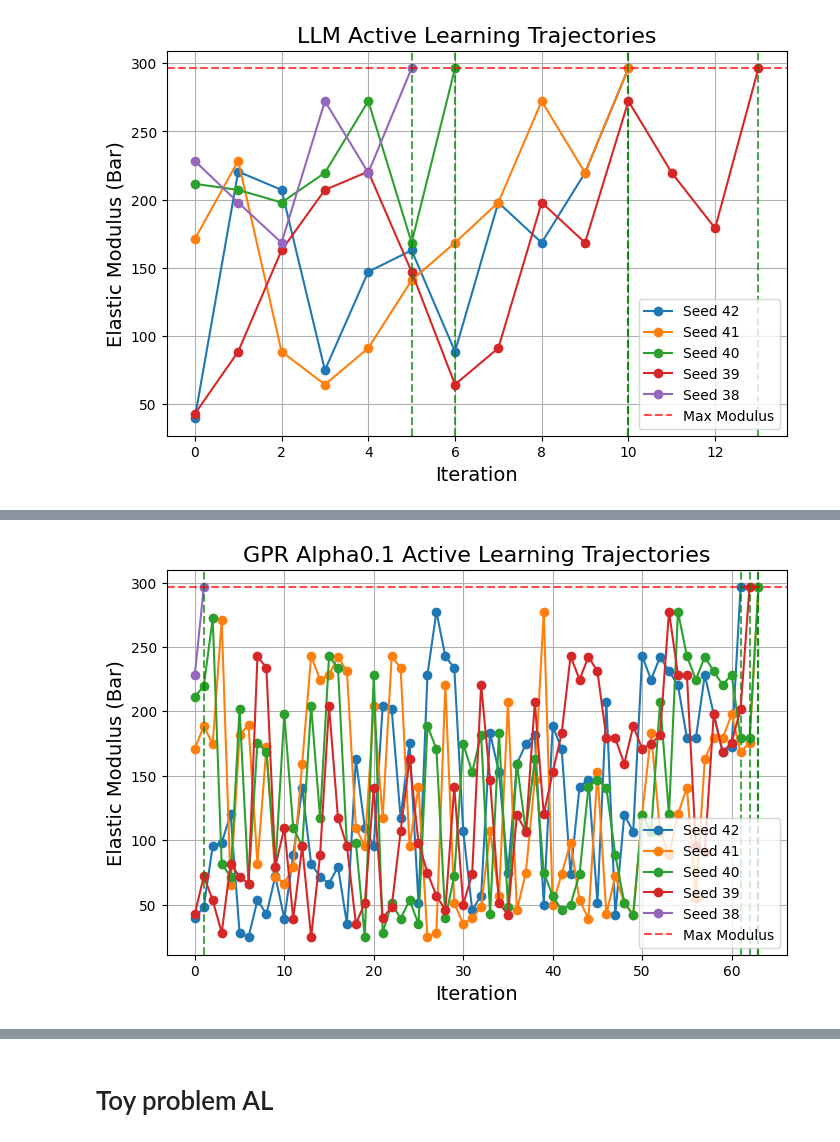
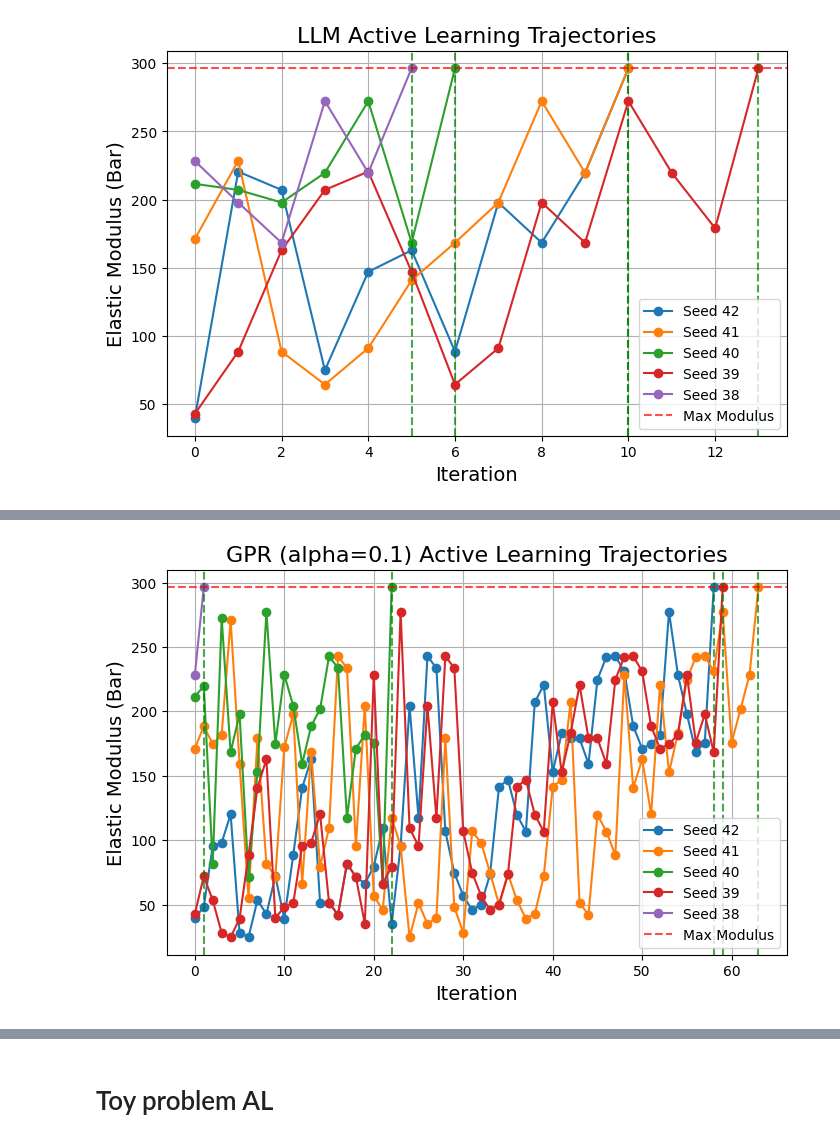
Before and after one commit to Toniaac/hte-data-processing, a Jupyter notebook: Active Learning.ipynb, the cells around one changed output, grey strips where cells are left out. Cells and saved outputs as stored; diff of their text form; code cells hidden in the pictures.

```diff
--- a/Active Learning.ipynb
+++ b/Active Learning.ipynb
@@ -1447,7 +1305,7 @@ Elastic Modulus: 219.61643412334288
 Stopping early at iteration 5 - Max modulus found.
 [figure]
 # %%
-def plot_multiple_trajectories(trajectory_dfs, labels=None):
+def plot_multiple_trajectories(trajectory_dfs, labels=None, title = "Model"):
     """
     Plots multiple trajectory DataFrames showing the evolution of Elastic Modulus over iterations.
 
@@ -1468,7 +1326,7 @@ def plot_multiple_trajectories(trajectory_dfs, labels=None):
     plt.axhline(y=max_modulus, color='r', linestyle='--', label='Max Modulus', alpha=0.7)
     plt.xlabel("Iteration", fontsize=14)
     plt.ylabel("Elastic Modulus (Bar)", fontsize=14)
-    plt.title("GPR Alpha0.1 Active Learning Trajectories", fontsize=16)
+    plt.title(f"{title} Active Learning Trajectories", fontsize=16)
     plt.legend(loc = 'lower right')
     plt.grid(True)
     plt.show()
@@ -1495,10 +1353,11 @@ plot_multiple_trajectories([gpr_randomseed42, gpr_randomseed41, gpr_randomseed40
 # %%
-gpr01_randomseed42 = pd.read_csv("gpr_experiment_trajectory_alpha01_seed42.csv")
-gpr01_randomseed41 = pd.read_csv("gpr_experiment_trajectory_alpha01_seed41.csv")
-gpr01_randomseed40 = pd.read_csv("gpr_experiment_trajectory_alpha01_seed40.csv")
-gpr01_randomseed39 = pd.read_csv("gpr_experiment_trajectory_alpha01_seed39.csv")
-gpr01_randomseed38 = pd.read_csv("gpr_experiment_trajectory_alpha01_seed38.csv")
+gpr01_randomseed42 = pd.read_csv("gpr_experiment_trajectory_alpha0.1_seed42.csv")
+gpr01_randomseed41 = pd.read_csv("gpr_experiment_trajectory_alpha0.1_seed41.csv")
+gpr01_randomseed40 = pd.read_csv("gpr_experiment_trajectory_alpha0.1_seed40.csv")
+gpr01_randomseed39 = pd.read_csv("gpr_experiment_trajectory_alpha0.1_seed39.csv")
+gpr01_randomseed38 = pd.read_csv("gpr_experiment_trajectory_alpha0.1_seed38.csv")
 
-plot_multiple_trajectories([gpr01_randomseed42, gpr01_randomseed41, gpr01_randomseed40, gpr01_randomseed39, gpr01_randomseed38], labels=["Seed 42", "Seed 41", "Seed 40", "Seed 39", "Seed 38"])
+
+plot_multiple_trajectories([gpr01_randomseed42, gpr01_randomseed41, gpr01_randomseed40, gpr01_randomseed39, gpr01_randomseed38], labels=["Seed 42", "Seed 41", "Seed 40", "Seed 39", "Seed 38"], title="GPR (alpha=0.1)")
 # %% [output]
-[figure, old version]
+[figure, new version]
```
Also changed, not shown: parts of 5 cells of this notebook, 25 other files.
